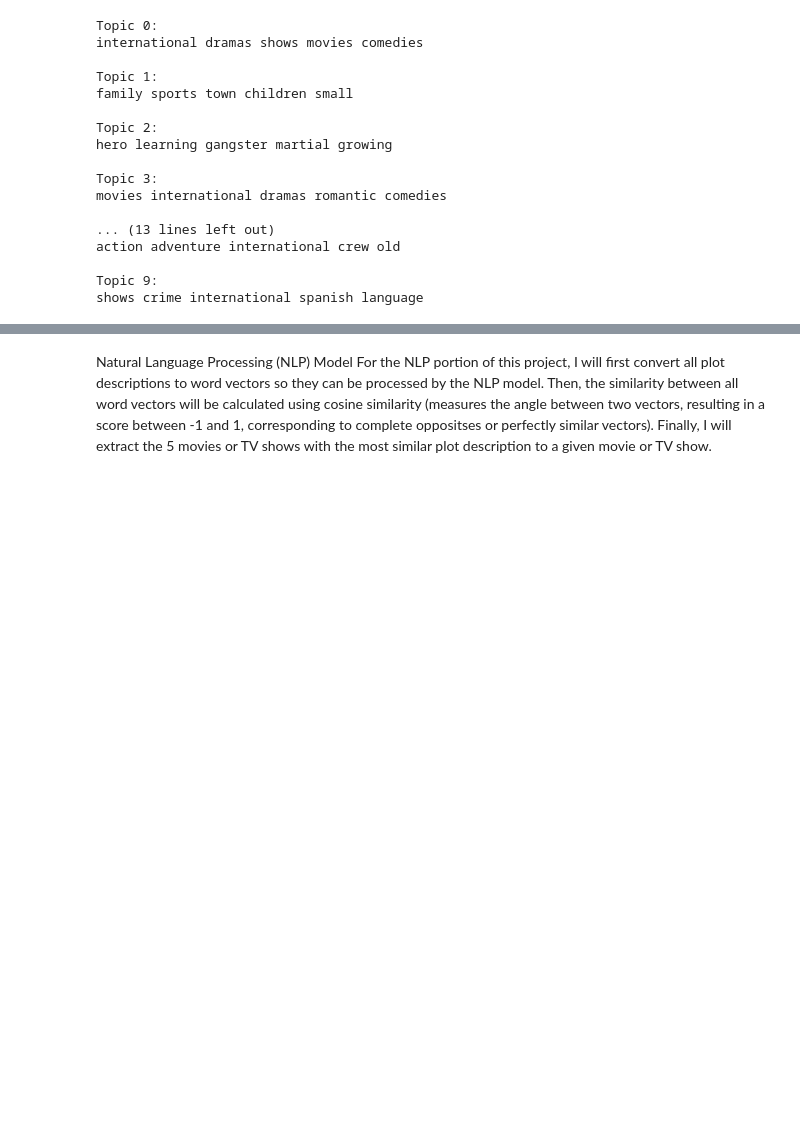
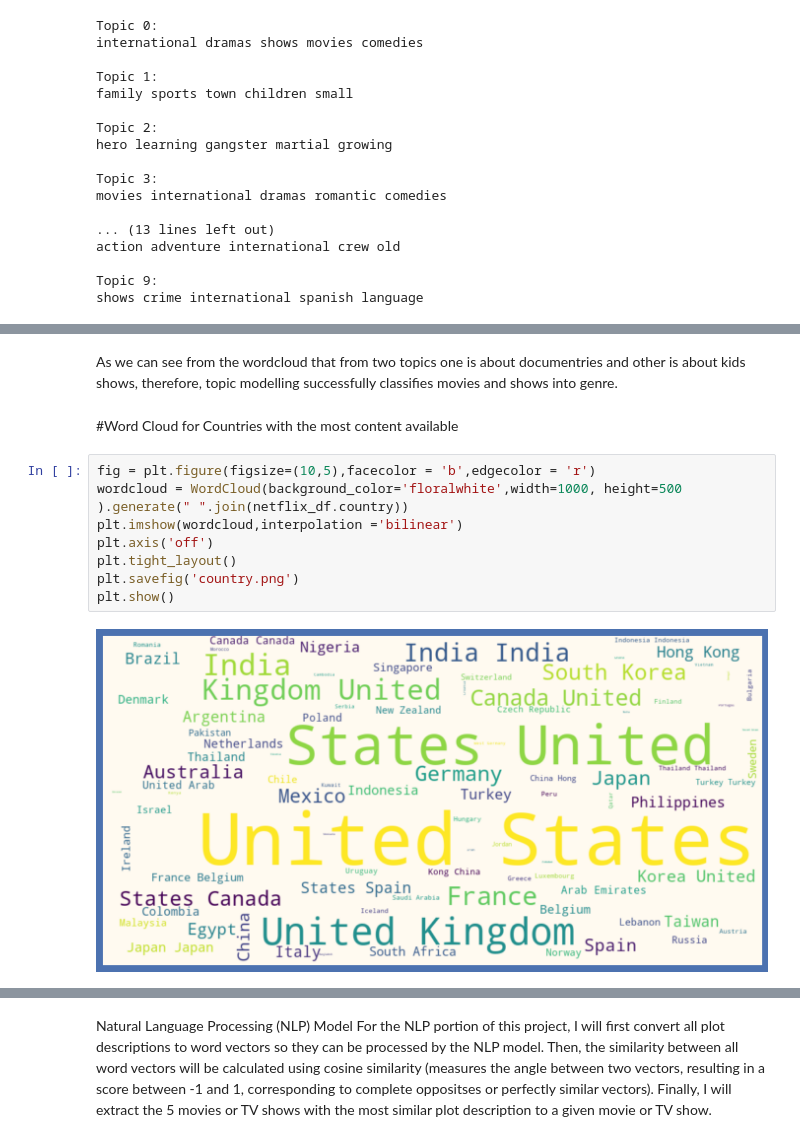
Before and after one commit to rohitrv8922/Netflix-Tv-shows-and-movies, a Jupyter notebook: NETFLIX_MOVIES_AND_TV_SHOWS_CLUSTERING.ipynb, the cells around one changed output, grey strips where cells are left out. Cells and saved outputs as stored; diff of their text form; blank space fills up the shorter version.

```diff
--- a/NETFLIX_MOVIES_AND_TV_SHOWS_CLUSTERING.ipynb
+++ b/NETFLIX_MOVIES_AND_TV_SHOWS_CLUSTERING.ipynb
@@ -777,0 +806,14 @@ shows crime international spanish language
+# %% [markdown]
+As we can see from the wordcloud that from two topics one is about documentries and other is about kids shows, therefore, topic modelling successfully classifies movies and shows into genre.
+# %% [markdown]
+#Word Cloud for Countries with the most content available
+# %%
+fig = plt.figure(figsize=(10,5),facecolor = 'b',edgecolor = 'r')
+wordcloud = WordCloud(background_color='floralwhite',width=1000, height=500 ).generate(" ".join(netflix_df.country))
+plt.imshow(wordcloud,interpolation ='bilinear')
+plt.axis('off')
+plt.tight_layout()
+plt.savefig('country.png')
+plt.show()
+# %% [output]
+[figure, added]
```
Also changed, not shown: parts of 6 cells of this notebook.
